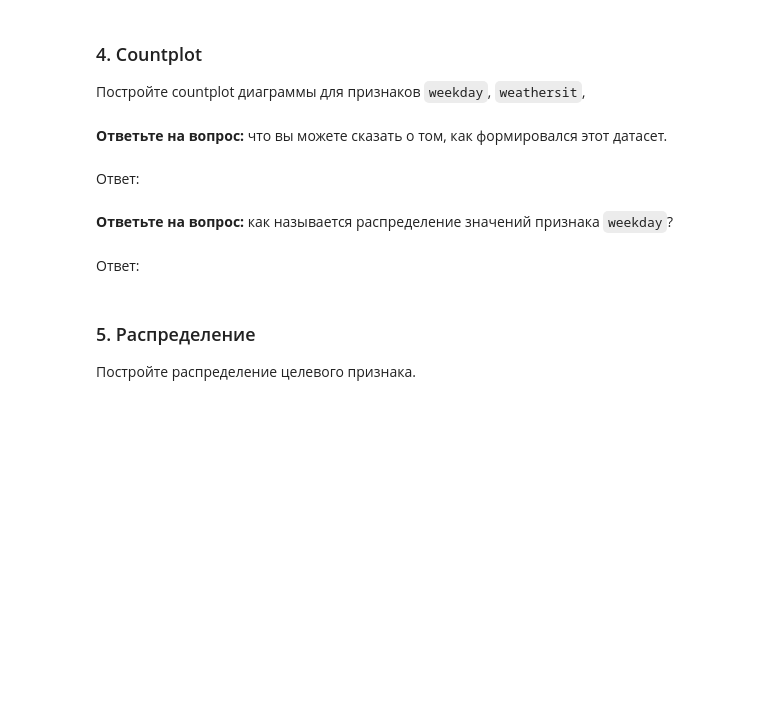
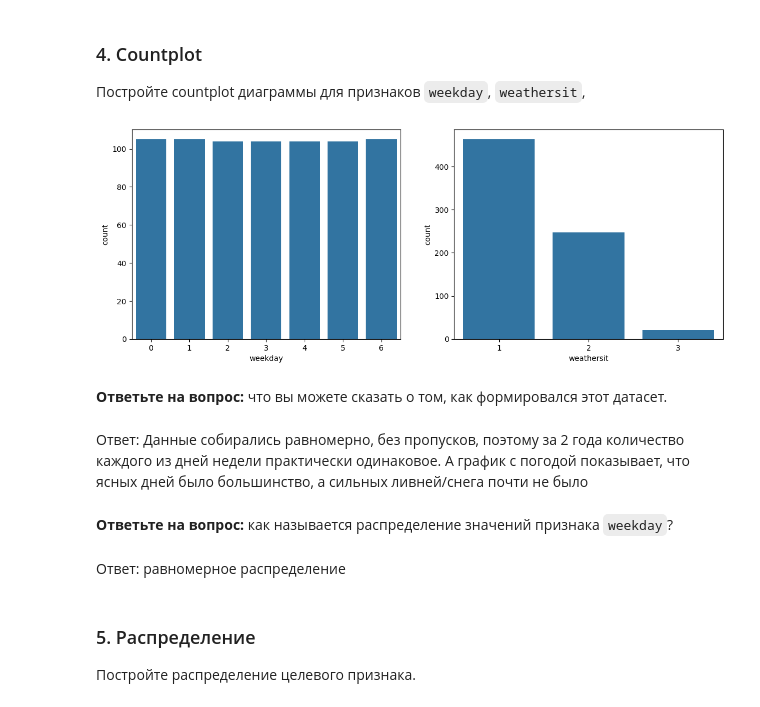
Before and after one commit to re-side/ml_basic, a Jupyter notebook: Практическая_работа_№3_Библиотека_Pandas.ipynb, the cells around one changed output. Saved outputs shown, nothing was run; the diff lists cells and outputs as text; code cells hidden in the pictures; blank space fills up the shorter version.

```diff
--- a/Практическая_работа_№3_Библиотека_Pandas.ipynb
+++ b/Практическая_работа_№3_Библиотека_Pandas.ipynb
@@ -456,16 +472,23 @@ _(чем больше значение, тем больше прокатов и
 ### 4. Countplot
 
 Постройте countplot диаграммы для признаков `weekday`, `weathersit`,
+# %%
+fig, axes = plt.subplots(1, 2, figsize=(14, 5))
+
+sns.countplot(data=df, x='weekday', ax=axes[0])
+sns.countplot(data=df, x='weathersit', ax=axes[1])
+
+plt.show()
+# %% [output]
+[figure, added]
 # %% [markdown]
 **Ответьте на вопрос:** что вы можете сказать о том, как формировался этот датасет.
-# %% [markdown]
-Ответ:
+# %% [markdown]
+Ответ: Данные собирались равномерно, без пропусков, поэтому за 2 года количество каждого из дней недели практически одинаковое. А график с погодой показывает, что ясных дней было большинство, а сильных ливней/снега почти не было
 # %% [markdown]
 **Ответьте на вопрос:** как называется распределение значений признака `weekday`?
-# %% [markdown]
-
-
-Ответ:
+# %% [markdown]
+Ответ: равномерное распределение
 # %% [markdown]
 ### 5. Распределение
 
```
Also changed, not shown: parts of 23 cells of this notebook.
